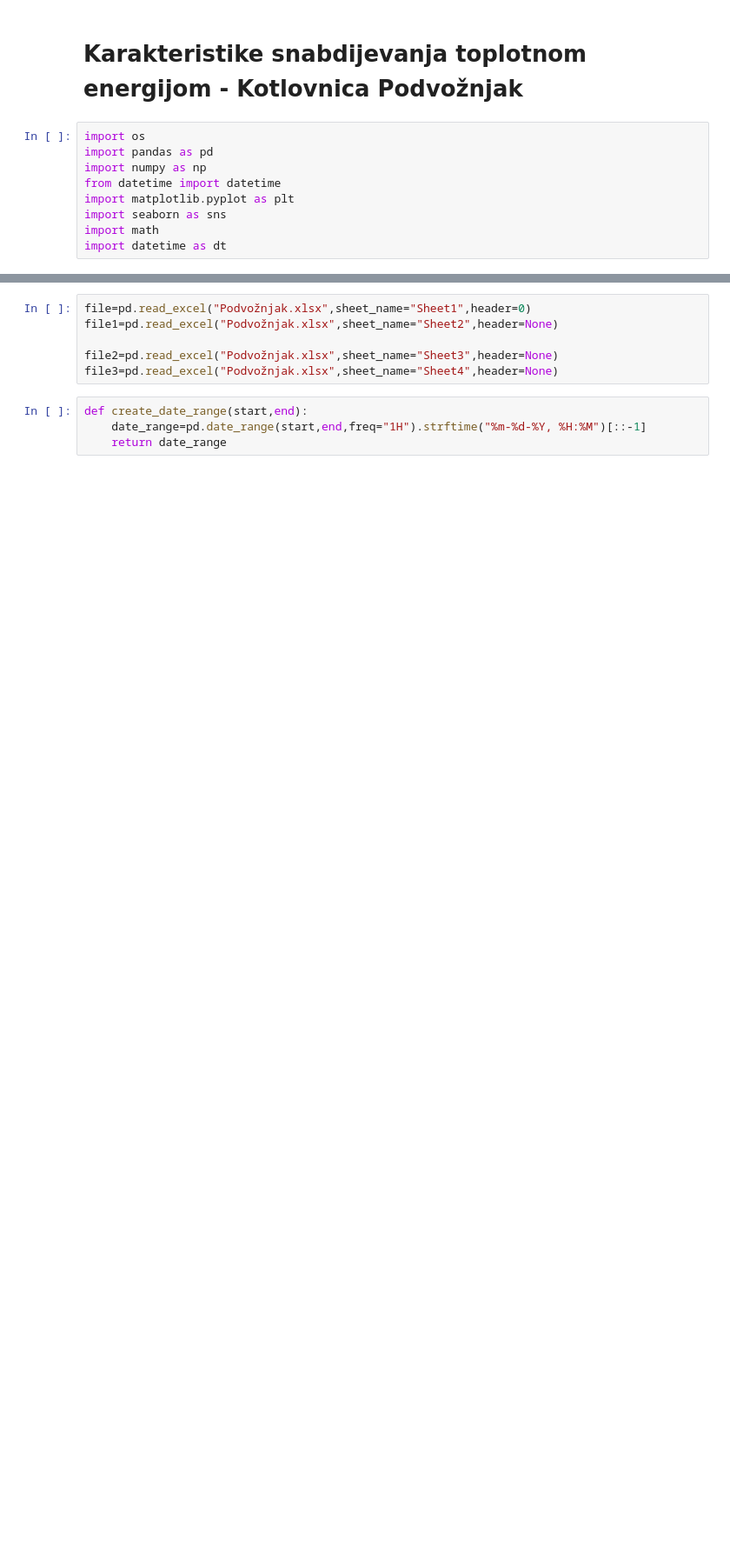
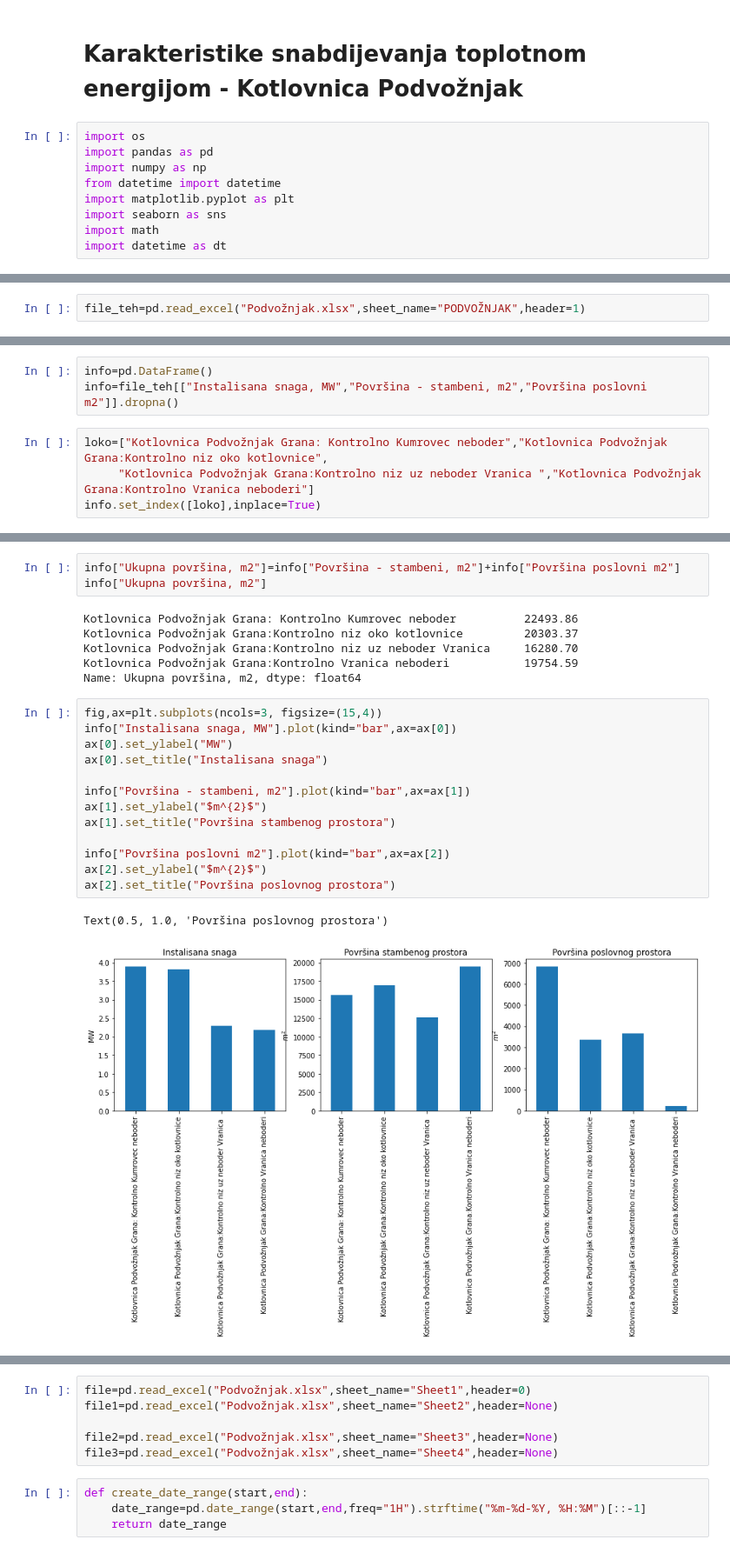
Before and after one commit to ehlimana/Electricity-analysis, a Jupyter notebook: Kotlovnica.ipynb, the cells around one changed output, grey strips where cells are left out. Shown at 87% size. Cells and saved outputs as stored; diff of their text form; blank space fills up the shorter version.

Commit message:
Add more inputs to Kotlovnica.ipynb

```diff
--- a/Kotlovnica.ipynb
+++ b/Kotlovnica.ipynb
@@ -13,0 +14,2 @@ Satni podaci za 4 grane u periodu od 4.12.2021. do 6.1.2022. su spašeni u fajlu
+# %%
+file_teh=pd.read_excel("Podvožnjak.xlsx",sheet_name="PODVOŽNJAK",header=1)
@@ -13,0 +29,7 @@ Satni podaci za 4 grane u periodu od 4.12.2021. do 6.1.2022. su spašeni u fajlu
+# %%
+info=pd.DataFrame()
+info=file_teh[["Instalisana snaga, MW","Površina - stambeni, m2","Površina poslovni m2"]].dropna()
+# %%
+loko=["Kotlovnica Podvožnjak Grana: Kontrolno Kumrovec neboder","Kotlovnica Podvožnjak Grana:Kontrolno niz oko kotlovnice",
+     "Kotlovnica Podvožnjak Grana:Kontrolno niz uz neboder Vranica ","Kotlovnica Podvožnjak Grana:Kontrolno Vranica neboderi"]
+info.set_index([loko],inplace=True)
@@ -13,0 +46,25 @@ Satni podaci za 4 grane u periodu od 4.12.2021. do 6.1.2022. su spašeni u fajlu
+# %%
+info["Ukupna površina, m2"]=info["Površina - stambeni, m2"]+info["Površina poslovni m2"]
+info["Ukupna površina, m2"]
+# %% [output]
+Kotlovnica Podvožnjak Grana: Kontrolno Kumrovec neboder          22493.86
+Kotlovnica Podvožnjak Grana:Kontrolno niz oko kotlovnice         20303.37
+Kotlovnica Podvožnjak Grana:Kontrolno niz uz neboder Vranica     16280.70
+Kotlovnica Podvožnjak Grana:Kontrolno Vranica neboderi           19754.59
+Name: Ukupna površina, m2, dtype: float64
+# %%
+fig,ax=plt.subplots(ncols=3, figsize=(15,4))
+info["Instalisana snaga, MW"].plot(kind="bar",ax=ax[0])
+ax[0].set_ylabel("MW")
+ax[0].set_title("Instalisana snaga")
+
+info["Površina - stambeni, m2"].plot(kind="bar",ax=ax[1])
+ax[1].set_ylabel("$m^{2}$")
+ax[1].set_title("Površina stambenog prostora")
+
+info["Površina poslovni m2"].plot(kind="bar",ax=ax[2])
+ax[2].set_ylabel("$m^{2}$")
+ax[2].set_title("Površina poslovnog prostora")
+# %% [output]
+Text(0.5, 1.0, 'Površina poslovnog prostora')
+[figure, added]
```
Also changed, not shown: parts of 33 cells of this notebook, 3 other files.
